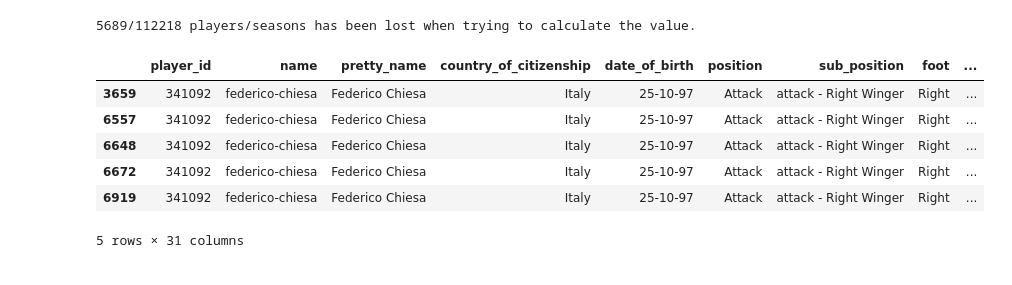
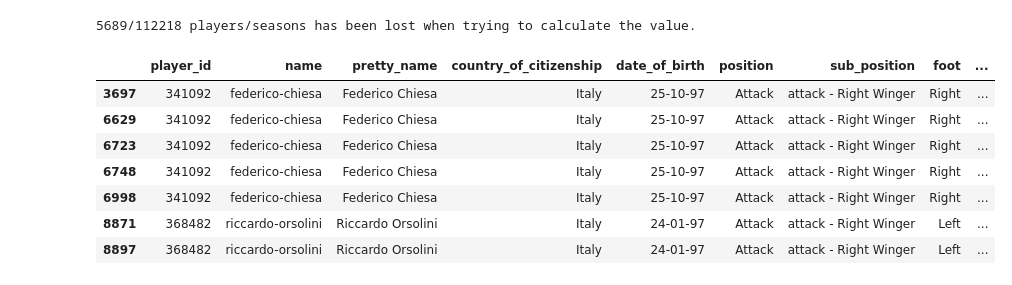
Before and after one commit to tizianoparriani/fantasAi_football, a Jupyter notebook: src/etl.ipynb, the cells around one changed output. Drawn from its saved outputs; the diff is of its cells as text; code cells hidden in the pictures.

Commit message:
still working on minutes

```diff
--- a/src/etl.ipynb
+++ b/src/etl.ipynb
@@ -152,0 +176,16 @@ players_team = players.merge(app_game, on=[params["FEATURES"]["PLAYER"]])
+# %%
+players_onfield = players_team.merge(total_minutes, on=[params["FEATURES"]["COMPETITION"], params["FEATURES"]["SEASON"]])
+# %%
+players_onfield["_season_played"] = players_onfield["_permanence_week"]/players_onfield["_season_weeks"]
+players_onfield["_season_played"] = players_onfield["_season_played"].clip(upper=1)
+
+players_onfield["_season_teams"] = players_onfield.groupby([
+        params["FEATURES"]["SEASON"],
+        params["FEATURES"]["COMPETITION"],
+        params["FEATURES"]["PLAYER"],
+]).transform('count')[params["FEATURES"]["GAME"]]
+
+players_onfield.loc[players_onfield["_season_teams"] <= 1, "_season_played"] = 1
+players_onfield[params["FEATURES"]["ON_FIELD_INDEX"]] = (players_onfield["minutes_played"]/players_onfield[params["FEATURES"]["MINUTES_AVAILABLE"]])/players_onfield["_season_played"]
+
+players_onfield = players_onfield.drop(columns=["_date_max", "_date_min", "game_id", "_season_weeks", "minutes_available", "_season_played", "_season_teams", "_permanence_week"])
@@ -154,10 +205,10 @@ players_team = players.merge(app_game, on=[params["FEATURES"]["PLAYER"]])
 Load player value for each season
 # %%
 # Define a start date for a season (player value will be read from this)
-players_team["year"] = players_team[params["FEATURES"]["SEASON"]]
-players_team["month"] = 9
-players_team["day"] = 1
-players_team["_season_starts"] = pd.to_datetime(players_team[["year", "month", "day"]])
-players_team = players_team.drop(columns=["year", "month", "day"])
+players_onfield["year"] = players_onfield[params["FEATURES"]["SEASON"]]
+players_onfield["month"] = 9
+players_onfield["day"] = 1
+players_onfield["_season_starts"] = pd.to_datetime(players_onfield[["year", "month", "day"]])
+players_onfield = players_onfield.drop(columns=["year", "month", "day"])
 # %%
 # Load player valuation closest to the start of the season
@@ -237,11 +252,7 @@ players_vals[params["FEATURES"]["MARKET_VALUE_RATIO"]] = (
 )
 
 
-players_onfield = players_vals.merge(total_minutes, on=[params["FEATURES"]["COMPETITION"], params["FEATURES"]["SEASON"]])
 
-players_onfield["_season_played"] = players_onfield["_permanence_week"]/total_minutes["_season_weeks"]
-players_onfield["_season_played"] = players_onfield["_season_played"].clip(upper=1)
-players_onfield[params["FEATURES"]["ON_FIELD_INDEX"]] = (players_onfield["minutes_played"]/players_onfield[params["FEATURES"]["MINUTES_AVAILABLE"]])*players_onfield["_season_played"]
 
 #players_onfield = players_onfield.drop(columns=["_player_median_value", "_median_club_value", params["FEATURES"]["MINUTES_AVAILABLE"]])
 # %%
@@ -263,13 +274,13 @@ path = os.path.join(
     )
 votes_ita.to_pickle(path)
 # %%
-#tm_dataset.loc[tm_dataset.player_id.isin(['341092', '368482']) & (tm_dataset["season"] == 2020)]
-tm_dataset.loc[tm_dataset.player_id.isin(['341092']) & (tm_dataset["season"] == 2020)]
+tm_dataset.loc[tm_dataset.player_id.isin(['341092', '368482']) & (tm_dataset["season"] == 2020)]
 # %% [output]
 |  | player_id | name | pretty_name | country_of_citizenship | date_of_birth | position | sub_position | foot | ... |
-| 3659 | 341092 | federico-chiesa | Federico Chiesa | Italy | 25-10-97 | Attack | attack - Right Winger | Right | ... |
-| 6557 | 341092 | federico-chiesa | Federico Chiesa | Italy | 25-10-97 | Attack | attack - Right Winger | Right | ... |
-| 6648 | 341092 | federico-chiesa | Federico Chiesa | Italy | 25-10-97 | Attack | attack - Right Winger | Right | ... |
-| 6672 | 341092 | federico-chiesa | Federico Chiesa | Italy | 25-10-97 | Attack | attack - Right Winger | Right | ... |
-| 6919 | 341092 | federico-chiesa | Federico Chiesa | Italy | 25-10-97 | Attack | attack - Right Winger | Right | ... |
+| 3697 | 341092 | federico-chiesa | Federico Chiesa | Italy | 25-10-97 | Attack | attack - Right Winger | Right | ... |
+| 6629 | 341092 | federico-chiesa | Federico Chiesa | Italy | 25-10-97 | Attack | attack - Right Winger | Right | ... |
+| 6723 | 341092 | federico-chiesa | Federico Chiesa | Italy | 25-10-97 | Attack | attack - Right Winger | Right | ... |
+| 6748 | 341092 | federico-chiesa | Federico Chiesa | Italy | 25-10-97 | Attack | attack - Right Winger | Right | ... |
+| 6998 | 341092 | federico-chiesa | Federico Chiesa | Italy | 25-10-97 | Attack | attack - Right Winger | Right | ... |
+| 8871 | 368482 | riccardo-orsolini | Riccardo Orsolini | Italy | 24-01-97 | Attack | attack - Right Winger | Left | ... |
+| 8897 | 368482 | riccardo-orsolini | Riccardo Orsolini | Italy | 24-01-97 | Attack | attack - Right Winger | Left | ... |
-5 rows × 31 columns
```
Also changed, not shown: parts of 11 cells of this notebook, 6 other files.
